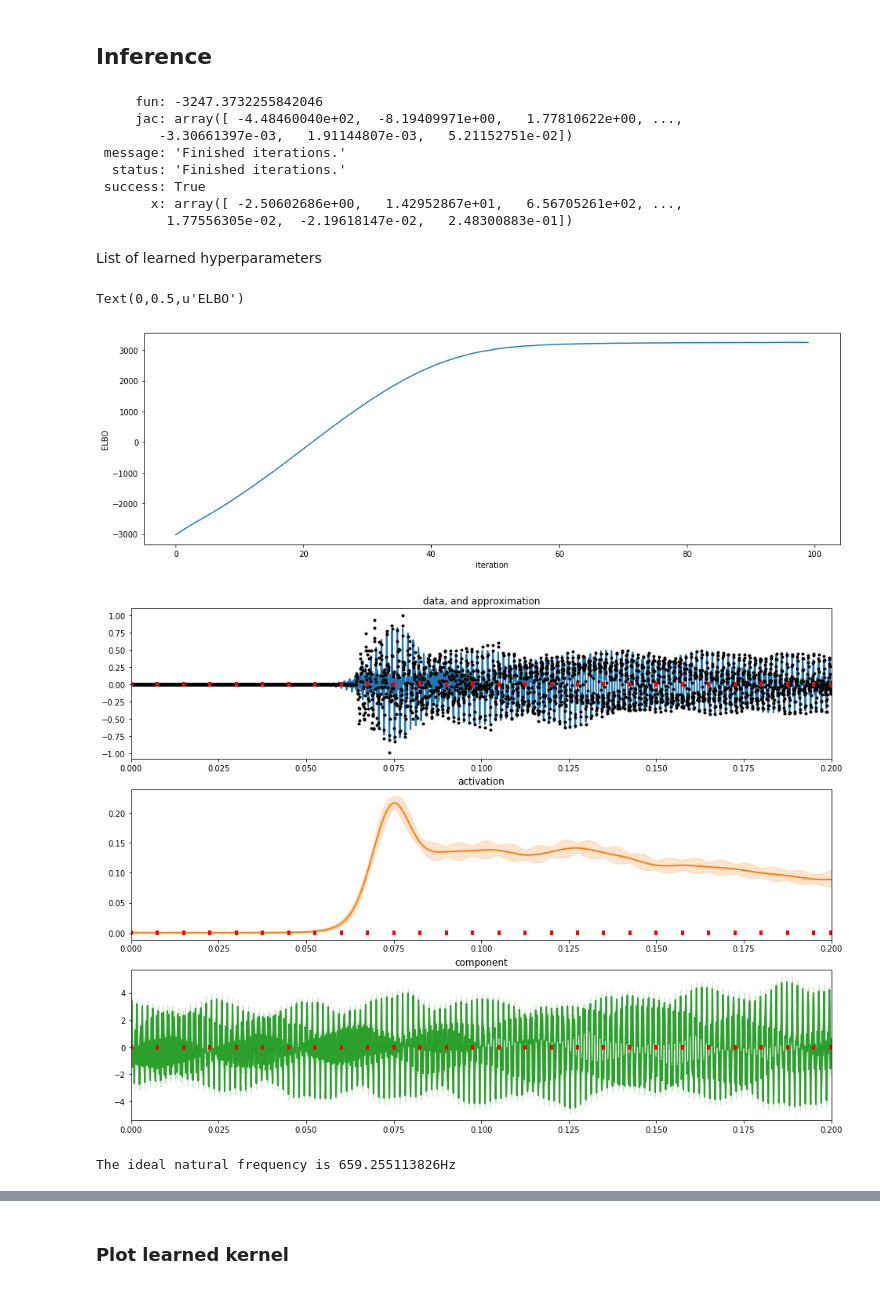
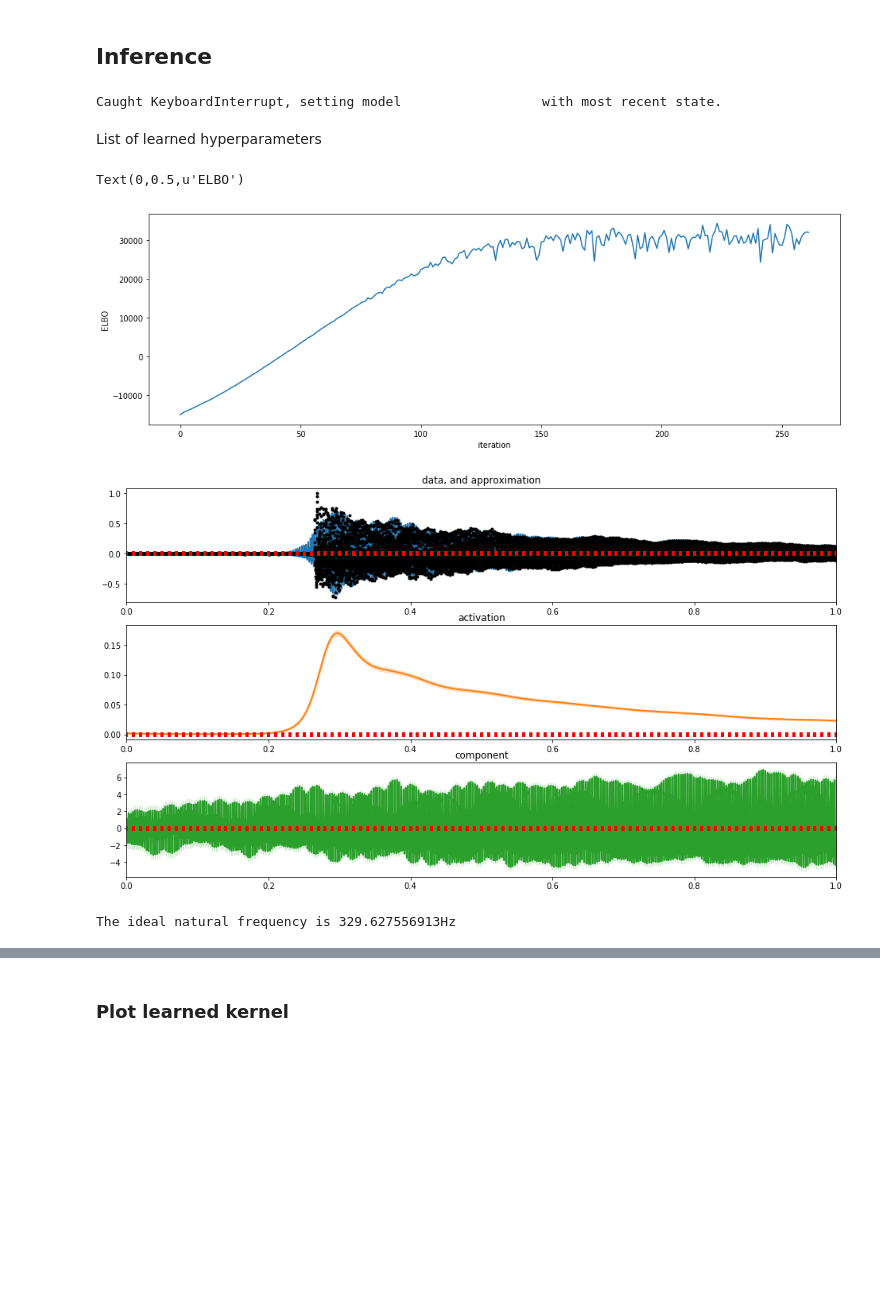
Before and after one commit to PabloAlvarado/gpitch, a Jupyter notebook: scripts/demos/notebooks/svi/demo_3_params_unfixed_maps.ipynb, the cells around one changed output, grey strips where cells are left out. Cells and saved outputs as stored; diff of their text form; code cells hidden in the pictures; blank space fills up the shorter version.

```diff
--- a/scripts/demos/notebooks/svi/demo_3_params_unfixed_maps.ipynb
+++ b/scripts/demos/notebooks/svi/demo_3_params_unfixed_maps.ipynb
@@ -24,9 +24,9 @@ plt.rcParams['figure.figsize'] = (16, 5)  # set plot size
 # %% [markdown]
 Load and plot data.
 # %%
-midi = '76'
+midi = '64'
 filename = '../../../../../datasets/maps/' + midi + '_1-down.wav'
-N = 3200 # number of data points to load
+N = 16000 # number of data points to load
 fs, y = gpitch.amtgp.wavread(filename, start=7000, N=N)
 x = np.linspace(0, (N-1.)/fs, N).reshape(-1, 1)
 plt.figure()
@@ -39,7 +39,7 @@ plt.plot(x, y, lw=2)
 ## Define model
 We take advantage of the information available in the Fourier transform of the data to initialize the component hyper-parameters, i.e. the frequency of each harmonic and its variance.
 # %%
-Nc = 9
+Nc = 10
 ideal_f0 = gpitch.amtgp.midi2frec(int(midi))
 F_star, S_star, F, Y, S = gpitch.amtgp.init_com_params(y=y, fs=fs, Nh=Nc, ideal_f0=ideal_f0, scaled=True)  # get freqs and var
 # %%
@@ -58,9 +58,11 @@ kern_com = gpitch.kernels.MaternSpecMix(input_dim=1, lengthscales=0.1, variances
                                         frequencies=F_star, Nc=Nc)
 kern_act = gpflow.kernels.Matern32(input_dim=1, lengthscales=1., variance=10.)
 # %%
-dec = 120  # samples per window, decimation factor
+dec = 160  # samples per window, decimation factor
+minibatch_size = 400
 z = np.vstack((x[::dec].copy(), x[-1].copy()))
-m = gpitch.modgp.ModGP(x=x, y=y, z=z, kern_com=kern_com, kern_act=kern_act, whiten=True)
+m = gpitch.modgp.ModGP(x=x, y=y, z=z, kern_com=kern_com, kern_act=kern_act, whiten=True,
+                       minibatch_size=minibatch_size)
 # %% [markdown]
 Set all parameters free to optimize, but variances of component
 # %%
@@ -104,41 +106,35 @@ def logger(x):
         logt.append(time.time() - st)
     logger.i+=1
 logger.i = 1
-m.x.minibatch_size = 100
-m.y.minibatch_size = 100
+m.x.minibatch_size = minibatch_size
+m.y.minibatch_size = minibatch_size
 # %%
-maxiter = 1000
-m.optimize(method=tf.train.AdamOptimizer(learning_rate=0.01), maxiter=maxiter,
+maxiter = 5000
+m.optimize(method=tf.train.AdamOptimizer(learning_rate=0.005), maxiter=maxiter,
            callback=logger)
 # %% [output]
-     fun: -3247.3732255842046
-     jac: array([ -4.48460040e+02,  -8.19409971e+00,   1.77810622e+00, ...,
-        -3.30661397e-03,   1.91144807e-03,   5.21152751e-02])
- message: 'Finished iterations.'
-  status: 'Finished iterations.'
- success: True
-       x: array([ -2.50602686e+00,   1.42952867e+01,   6.56705261e+02, ...,
-         1.77556305e-02,  -2.19618147e-02,   2.48300883e-01])
+Caught KeyboardInterrupt, setting model                  with most recent state.
 # %% [markdown]
 List of learned hyperparameters
 # %%
+plt.figure()
 plt.plot(-np.array(logf))
 plt.xlabel('iteration')
 plt.ylabel('ELBO')
 # %% [output]
 Text(0,0.5,u'ELBO')
-[figure, old version]
+[figure, new version]
 # %%
 mean_f, var_f, mean_g, var_g, x_plot  = m.predict_all(x)
 # %%
-xlim = [0.0, 0.2]
+xlim = [0.0, 1.0]
 myplots.plot_results(mean_f, var_f, mean_g, var_g, x_plot, y, z, xlim)
 # %% [output]
-[figure, old version]
+[figure, new version]
 # %%
 print('The ideal natural frequency is ' + str(ideal_f0) + 'Hz')
 # %% [output]
-The ideal natural frequency is 659.255113826Hz
+The ideal natural frequency is 329.627556913Hz
 # %%
 m
 #print ideal_f0
```
Also changed, not shown: parts of 7 cells of this notebook, 24 other files.
